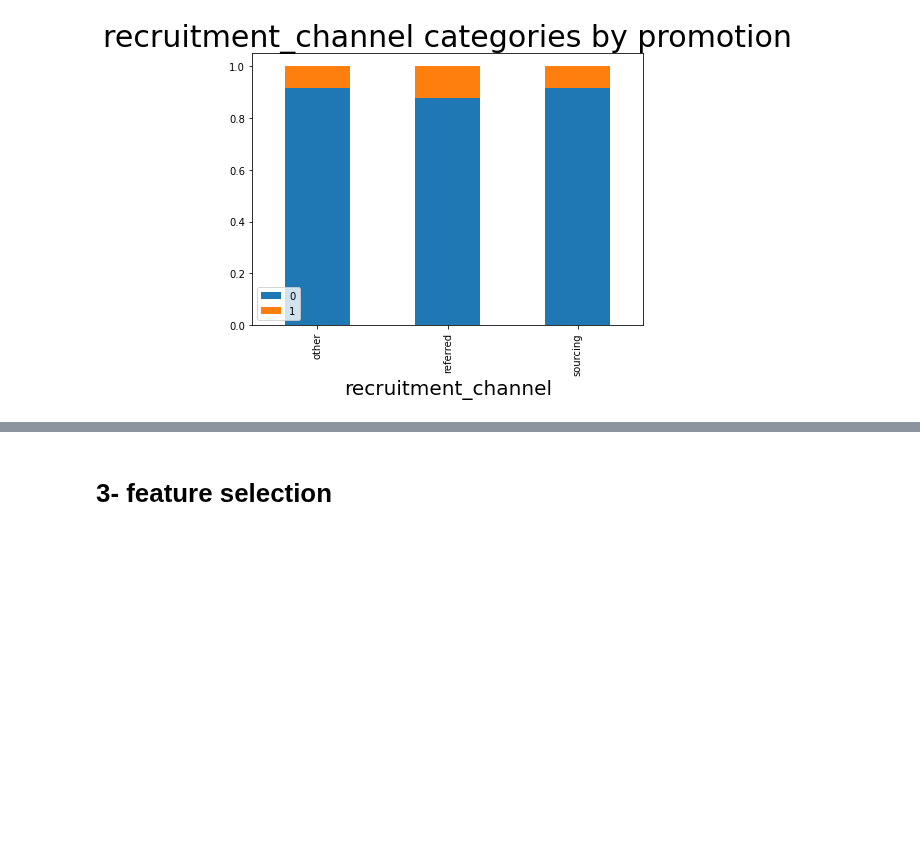
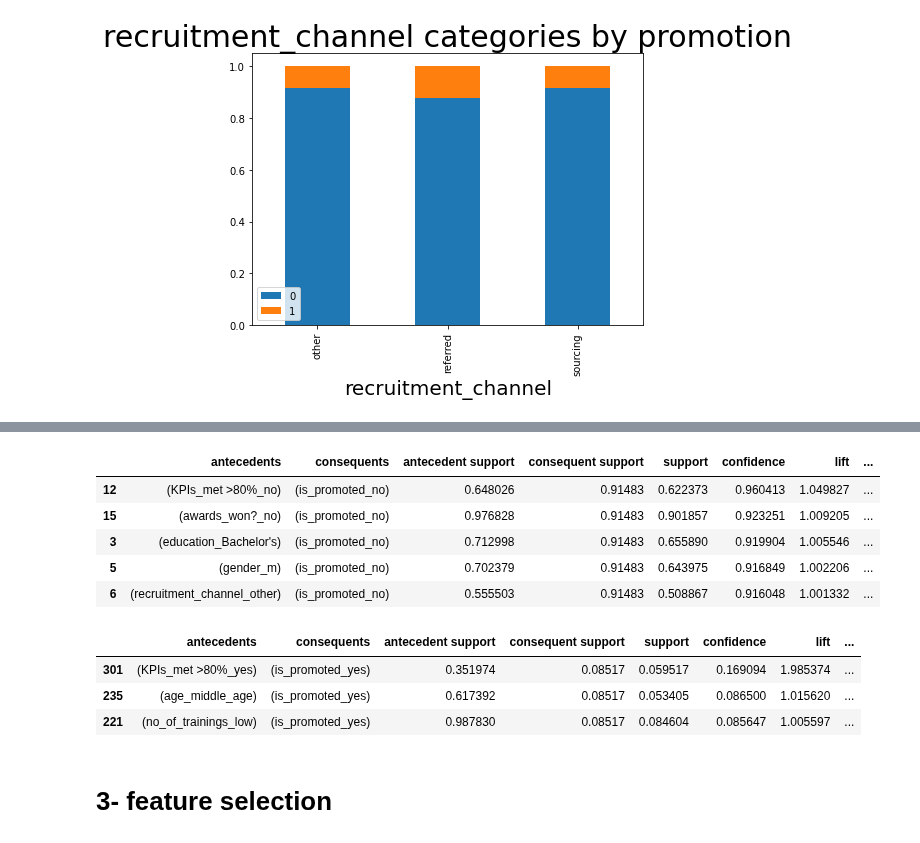
Before and after one commit to ayaadelhassan/HR-Analytics, a Jupyter notebook: main.ipynb, the cells around one changed output, grey strips where cells are left out. Cells and saved outputs as stored; diff of their text form; code cells hidden in the pictures; blank space fills up the shorter version.

```diff
--- a/main.ipynb
+++ b/main.ipynb
@@ -431,3 +609,33 @@ plt.show()
+# %%
+#Apriori min support
+min_support = 0.5
+#Max lenght of apriori n-grams
+frequent_items_no = apriori(dataset_association, use_colnames=True, min_support=min_support, max_len=2)
+rules_no = association_rules(frequent_items_no, metric='lift', min_threshold=1)
+target = '{\'is_promoted_no\'}'
+results_attrition_no = rules_no[rules_no['consequents'].astype(str).str.contains(target, na=False)].sort_values(by='confidence', ascending=False)
+results_attrition_no.head(10)
+# %% [output]
+|  | antecedents | consequents | antecedent support | consequent support | support | confidence | lift | ... |
+| 12 | (KPIs_met >80%_no) | (is_promoted_no) | 0.648026 | 0.91483 | 0.622373 | 0.960413 | 1.049827 | ... |
+| 15 | (awards_won?_no) | (is_promoted_no) | 0.976828 | 0.91483 | 0.901857 | 0.923251 | 1.009205 | ... |
+| 3 | (education_Bachelor's) | (is_promoted_no) | 0.712998 | 0.91483 | 0.655890 | 0.919904 | 1.005546 | ... |
+| 5 | (gender_m) | (is_promoted_no) | 0.702379 | 0.91483 | 0.643975 | 0.916849 | 1.002206 | ... |
+| 6 | (recruitment_channel_other) | (is_promoted_no) | 0.555503 | 0.91483 | 0.508867 | 0.916048 | 1.001332 | ... |
+# %%
+#Apriori min support
+min_support = 0.05
+#Max lenght of apriori n-grams
+frequent_items_yes = apriori(dataset_association, use_colnames=True, min_support=min_support, max_len=2)
+rules_yes = association_rules(frequent_items_yes, metric='lift', min_threshold=1)
+target = '{\'is_promoted_yes\'}'
+results_attrition_yes = rules_yes[rules_yes['consequents'].astype(str).str.contains(target, na=False)].sort_values(by='confidence', ascending=False)
+results_attrition_yes.head(10)
+# %% [output]
+|  | antecedents | consequents | antecedent support | consequent support | support | confidence | lift | ... |
+| 301 | (KPIs_met >80%_yes) | (is_promoted_yes) | 0.351974 | 0.08517 | 0.059517 | 0.169094 | 1.985374 | ... |
+| 235 | (age_middle_age) | (is_promoted_yes) | 0.617392 | 0.08517 | 0.053405 | 0.086500 | 1.015620 | ... |
+| 221 | (no_of_trainings_low) | (is_promoted_yes) | 0.987830 | 0.08517 | 0.084604 | 0.085647 | 1.005597 | ... |
 # %% [markdown]
 # 3- feature selection
 # %%
```
Also changed, not shown: parts of 27 cells of this notebook.
